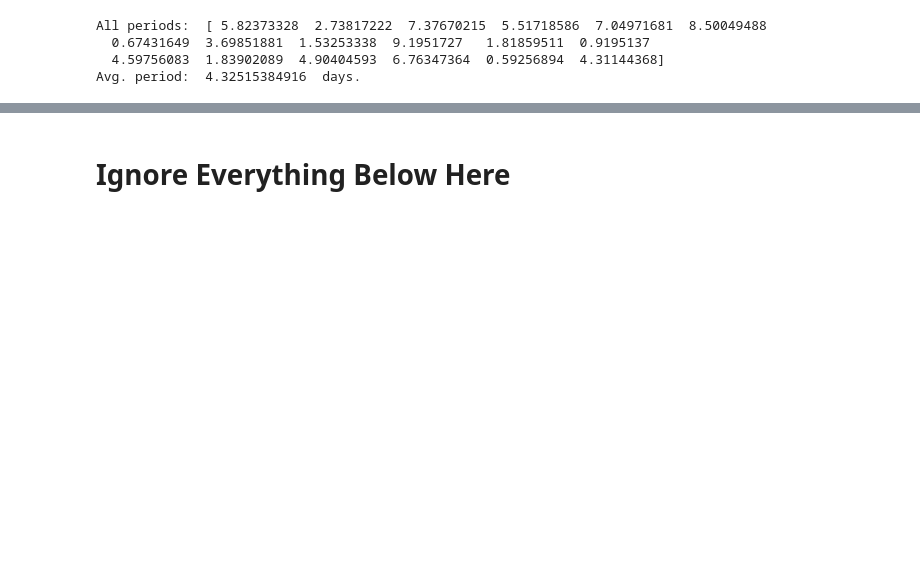
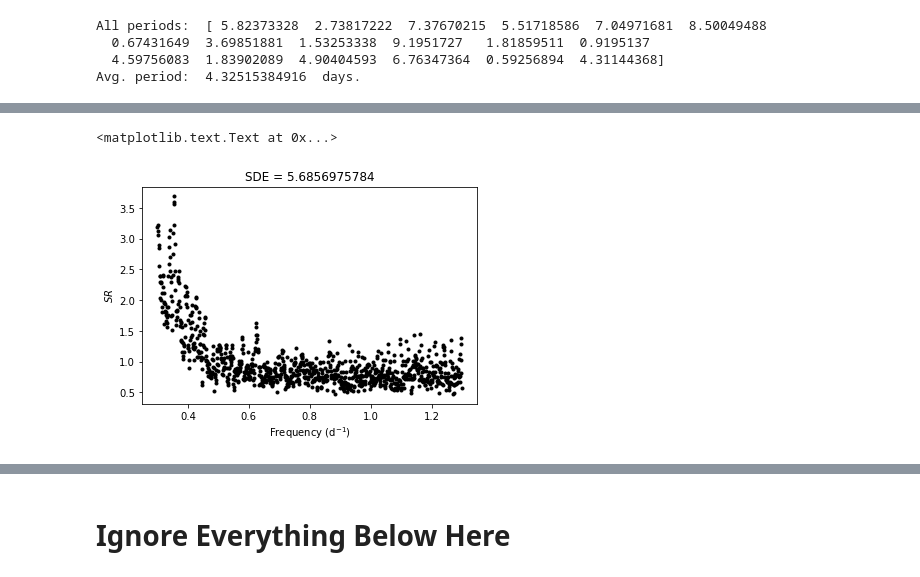
Before and after one commit to ruben-santana/Astro-Research, a Jupyter notebook: KOI/KOI -265/KOI-265.ipynb, the cells around one changed output, grey strips where cells are left out. Saved outputs shown, nothing was run; the diff lists cells and outputs as text; code cells hidden in the pictures; blank space fills up the shorter version.

Commit message:
Worked on Periodogram and BLS

```diff
--- a/KOI/KOI -265/KOI-265.ipynb
+++ b/KOI/KOI -265/KOI-265.ipynb
@@ -307,0 +323,2 @@ show(lc_plot_265)
+# %%
+t_no_nan, f_no_nan =remove_nan(t,f)
@@ -358,3 +390,6 @@ new_smooth_flux = median_smooth(flux_no_nan,npixel,maxdelta,maxflux)
+# %%
+#median smooth
+f_no_nan_smooth = median_smooth(f_no_nan,npixel,maxdelta,maxflux)
 # %%
 #Plot is an object
 lc_no_nan_265 = figure(
@@ -403,0 +565,21 @@ Avg. period:  4.32515384916  days.
+# %%
+# t - time is an N-dimensional array of timestamps for the light curve,
+# x - flux is the N-dimensional light curve array,
+# qmi is the minimum transit duration to test, and
+# qma is the maximum transit duration to test.
+# fmin is the minimum frequency to test,
+# df is the frequency grid spacing,
+# nb is the number of bins to use in the folded light curve,
+# nf is the number of frequency bins to test,
+
+qmi = 0.01
+qma = 0.1
+fmin = 0.2
+df = 0.001
+nf = 1000
+nb = 300
+t = t_no_nan
+f = f_no_nan_smooth
+res = bls(t, f, qmi, qma, fmin, df, nf, nb)
+print "Best SR: ", res[0], "\nIngress: ", res[1], "\nEgress: ", res[2], "\nq: ", res[3], \
+"\nDepth: ", res[4], "\nPeriod: ", res[5], "\nSDE: ", res[6]
@@ -403,0 +594,9 @@ Avg. period:  4.32515384916  days.
+# %%
+freq = np.arange(0.3, 1.3, 0.001)
+plt.plot(freq, res[7], 'k.')
+plt.title("SDE = {0}".format(res[6]))
+plt.xlabel(r"Frequency (d$^{-1}$)")
+plt.ylabel(r"$SR$")
+# %% [output]
+<matplotlib.text.Text at 0x...>
+[figure, added]
```
Also changed, not shown: parts of 16 cells of this notebook.
